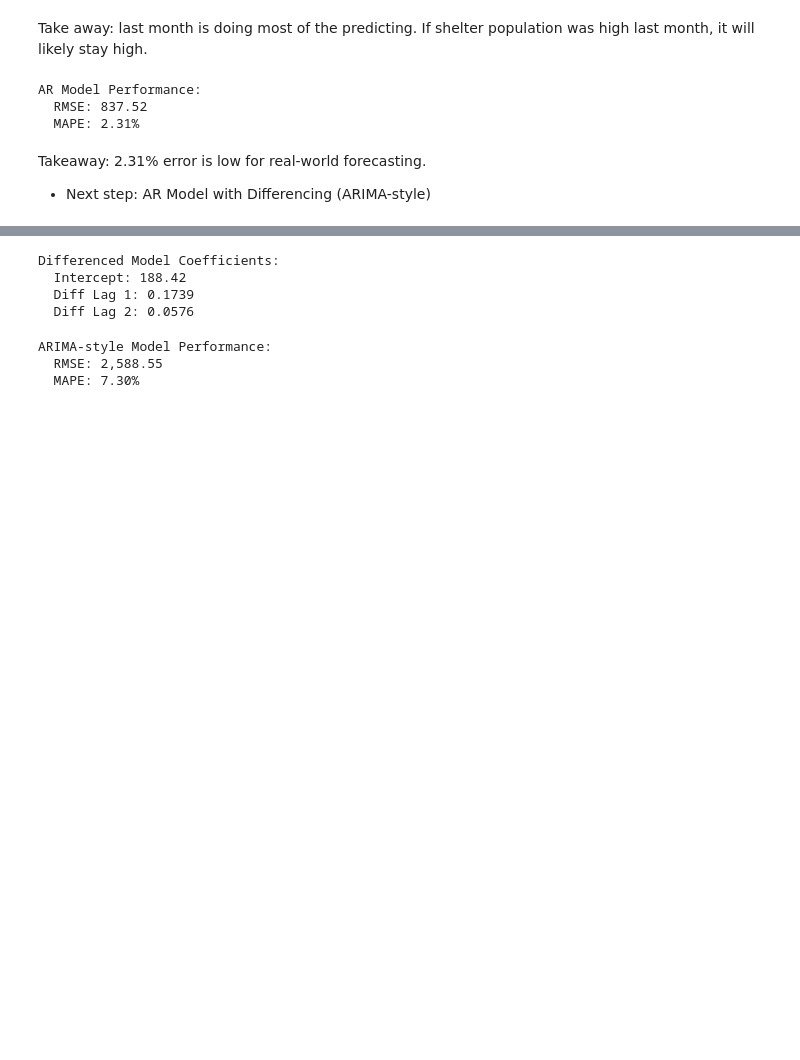
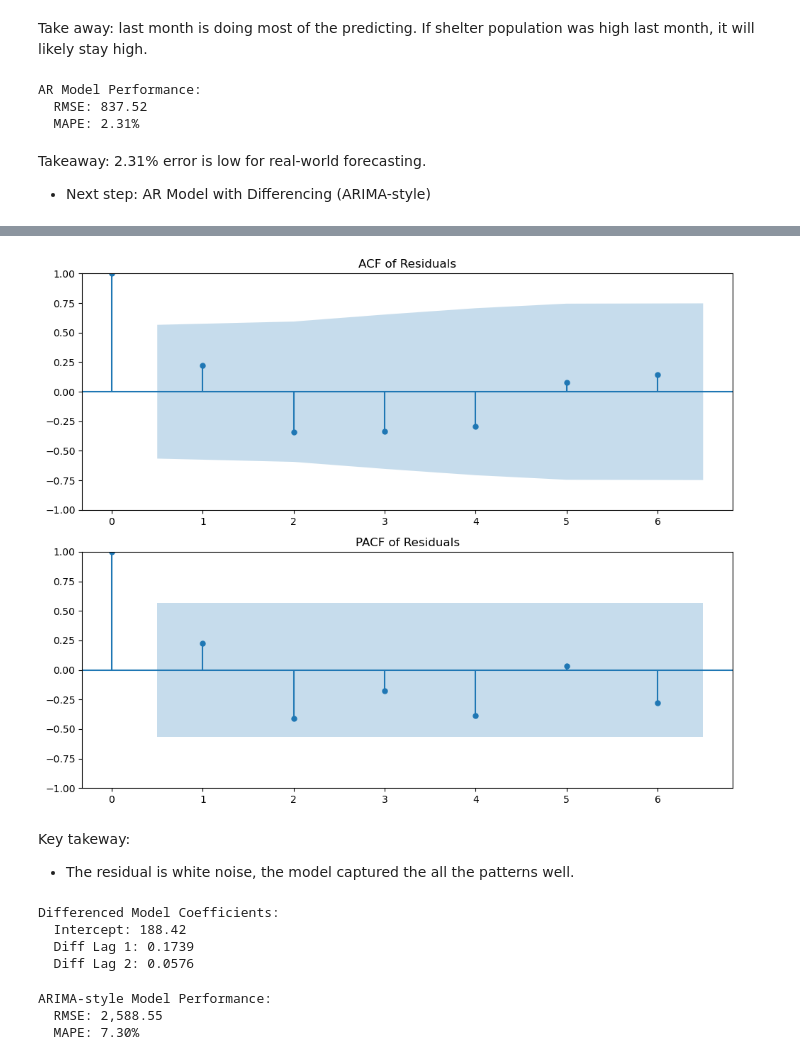
Before and after one commit to Angelk119/CID_Food_Access, a Jupyter notebook: python/notebooks/modeling/models.ipynb, the cells around one changed output, grey strips where cells are left out. Cells and saved outputs as stored; diff of their text form; code cells hidden in the pictures; blank space fills up the shorter version.

```diff
--- a/python/notebooks/modeling/models.ipynb
+++ b/python/notebooks/modeling/models.ipynb
@@ -762,3 +776,27 @@ Takeaway: 2.31% error is low for real-world forecasting.
+# %%
+from statsmodels.graphics.tsaplots import plot_acf, plot_pacf
+import matplotlib.pyplot as plt
+
+residual = y_test - ar_predictions
+
+# Create a figure for the plots
+fig, ax = plt.subplots(2, 1, figsize=(10, 8))
+
+# Plot the ACF of the residuals
+plot_acf(residual, ax=ax[0])
+ax[0].set_title('ACF of Residuals')
+
+# Plot the PACF of the residuals
+plot_pacf(residual, ax=ax[1])
+ax[1].set_title('PACF of Residuals')
+
+plt.tight_layout()
+plt.show()
+# %% [output]
+[figure, added]
+# %% [markdown]
+Key takeway:
+- The residual is white noise, the model captured the all the patterns well.
 # %%
 # Create differenced series
 diff_ts = ts.diff().dropna()
```
Also changed, not shown: parts of 13 cells of this notebook.
